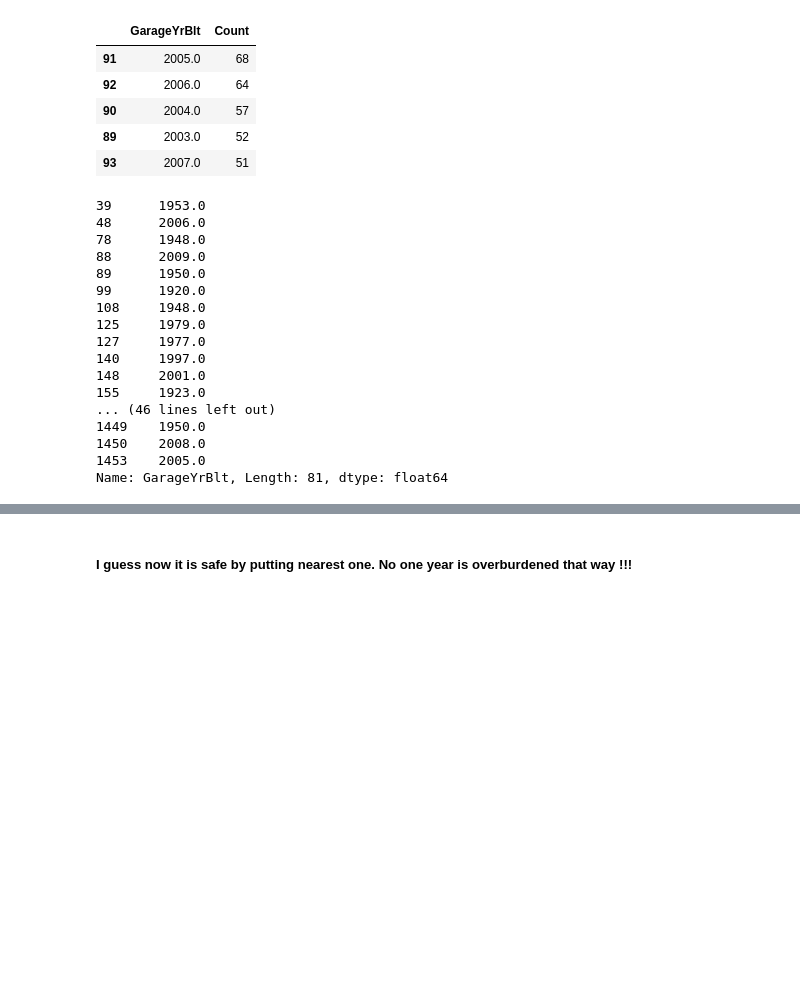
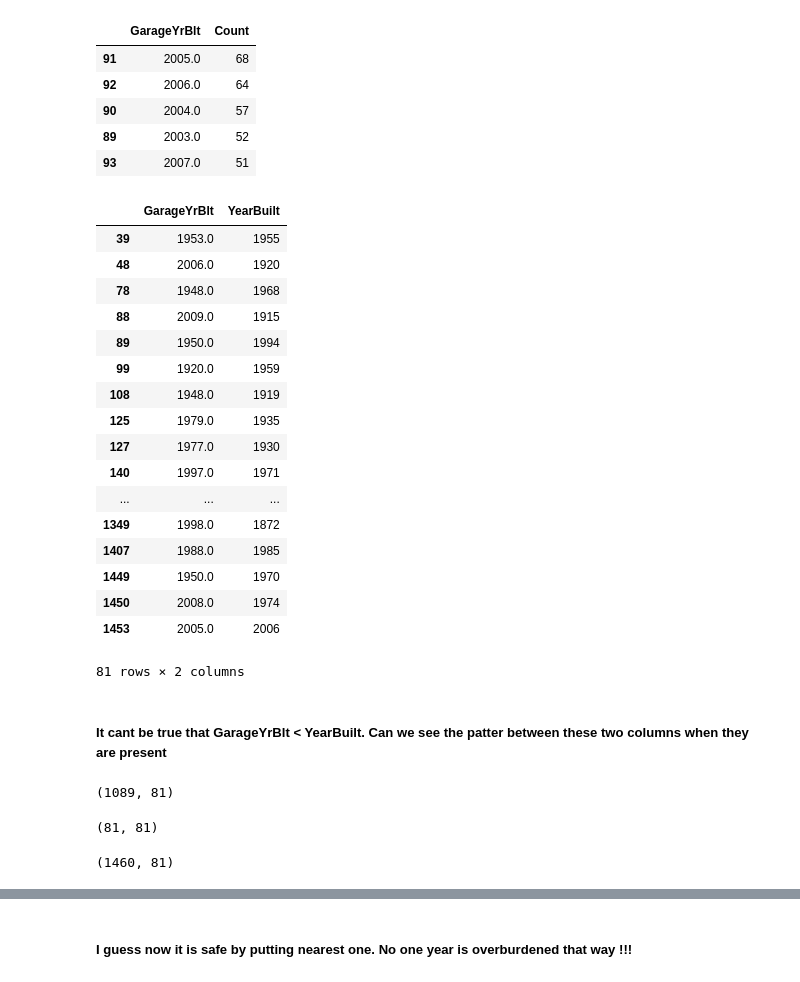
Before and after one commit to PadmarajBhat/Kaggle-Dataset-Exploration, a Jupyter notebook: House Prices- Advanced Regression Techniques/Data Wrangling/House Prices - ART(Wrangling).ipynb, the cells around one changed output, grey strips where cells are left out. Drawn from its saved outputs; the diff is of its cells as text; code cells hidden in the pictures; blank space fills up the shorter version.

```diff
--- a/House Prices- Advanced Regression Techniques/Data Wrangling/House Prices - ART(Wrangling).ipynb
+++ b/House Prices- Advanced Regression Techniques/Data Wrangling/House Prices - ART(Wrangling).ipynb
@@ -120,22 +120,37 @@ df_temp[['GarageYrBlt','SalePrice']].groupby(['GarageYrBlt']).\
 | 89 | 2003.0 | 52 |
 | 93 | 2007.0 | 51 |
 # %%
-df_temp[df.GarageYrBlt.isna()]['GarageYrBlt']
+df_temp[df.GarageYrBlt.isna()][['GarageYrBlt','YearBuilt']]
 # %% [output]
+|  | GarageYrBlt | YearBuilt |
+| 39 | 1953.0 | 1955 |
+| 48 | 2006.0 | 1920 |
+| 78 | 1948.0 | 1968 |
+| 88 | 2009.0 | 1915 |
+| 89 | 1950.0 | 1994 |
+| 99 | 1920.0 | 1959 |
+| 108 | 1948.0 | 1919 |
+| 125 | 1979.0 | 1935 |
+| 127 | 1977.0 | 1930 |
+| 140 | 1997.0 | 1971 |
+| ... | ... | ... |
+| 1349 | 1998.0 | 1872 |
+| 1407 | 1988.0 | 1985 |
+| 1449 | 1950.0 | 1970 |
+| 1450 | 2008.0 | 1974 |
+| 1453 | 2005.0 | 2006 |
-39      1953.0
-48      2006.0
-78      1948.0
-88      2009.0
-89      1950.0
-99      1920.0
-108     1948.0
-125     1979.0
-127     1977.0
-140     1997.0
-148     2001.0
-155     1923.0
-... (46 lines left out)
-1449    1950.0
-1450    2008.0
-1453    2005.0
-Name: GarageYrBlt, Length: 81, dtype: float64
+81 rows × 2 columns
+# %% [markdown]
+##### It cant be true that GarageYrBlt < YearBuilt. Can we see the patter between these two columns when they are present
+# %%
+df[df.GarageYrBlt == df.YearBuilt].shape
+# %% [output]
+(1089, 81)
+# %%
+df[df.GarageYrBlt.isna()].shape
+# %% [output]
+(81, 81)
+# %%
+df.shape
+# %% [output]
+(1460, 81)
```
Also changed, not shown: parts of 9 cells of this notebook.
